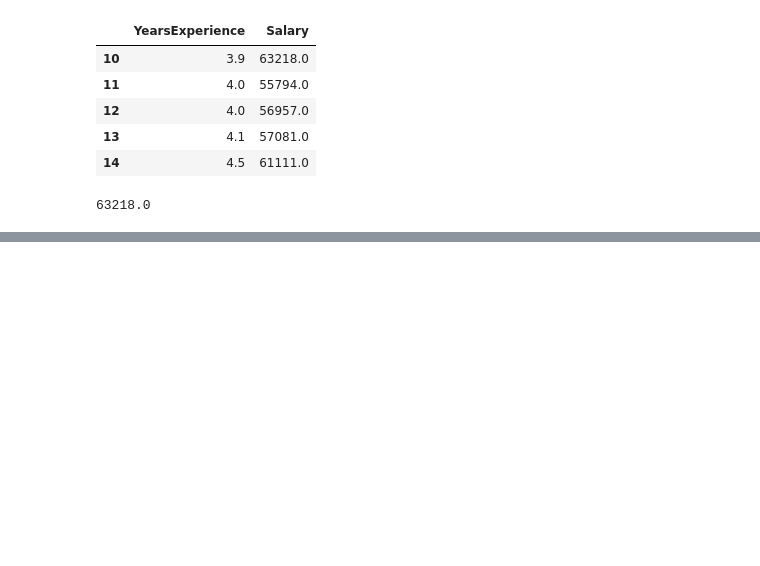
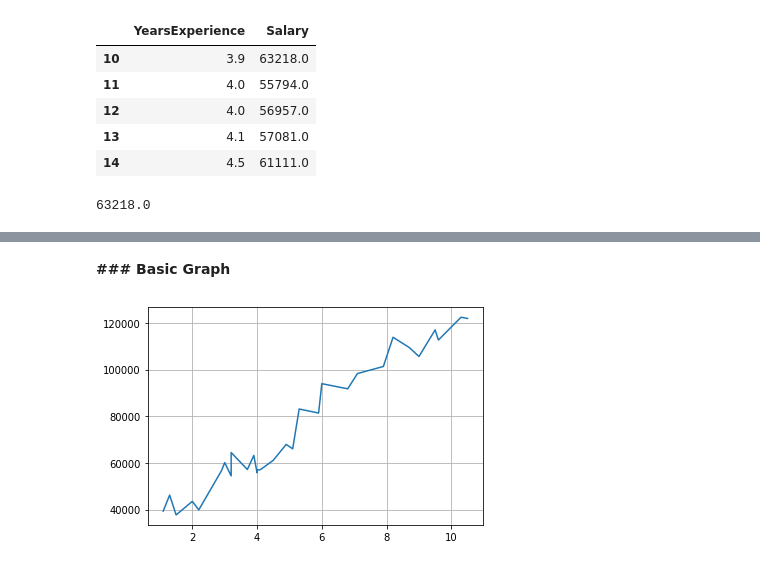
Before and after one commit to asheta66/Machine-Learning-2024, a Jupyter notebook: Simple Linear Regression/Data_Analysis_Using_Panda_2.ipynb, the cells around one changed output, grey strips where cells are left out. Drawn from its saved outputs; the diff is of its cells as text; code cells hidden in the pictures; blank space fills up the shorter version.

```diff
--- a/Simple Linear Regression/Data_Analysis_Using_Panda_2.ipynb
+++ b/Simple Linear Regression/Data_Analysis_Using_Panda_2.ipynb
@@ -97,3 +138,8 @@ X, y = df['YearsExperience'], df['Salary']
 # Splitting the dataset into the Training set and Test set
 from sklearn.model_selection import train_test_split
 X_train, X_test, y_train, y_test = train_test_split(X, y, train_size=0.75, random_state = 0)
+# %%
+# Add a column to data fram or drop a column to df
+
+df['Total'] = df['Salary'] + df['Salary']
+df
@@ -99,0 +164,5 @@ X_train, X_test, y_train, y_test = train_test_split(X, y, train_size=0.75, rando
+# %%
+from sklearn.utils.validation import column_or_1d
+# drop a column from df
+df = df.drop(columns=['Total'])
+df
@@ -242,0 +244,8 @@ plt.show()
+# %% [markdown]
+**### Basic Graph**
+# %%
+plt.plot(df['YearsExperience'],df['Salary'])
+plt.grid(True)
+plt.show()
+# %% [output]
+[figure, added]
```
Also changed, not shown: parts of 18 cells of this notebook.
